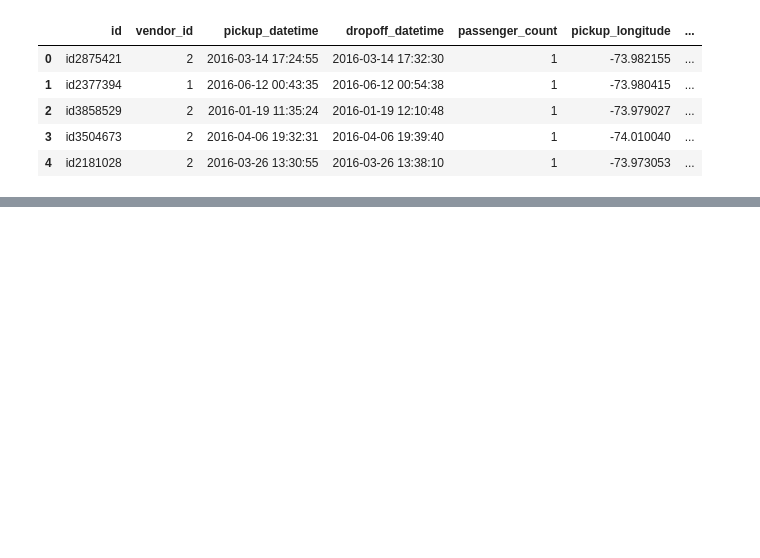
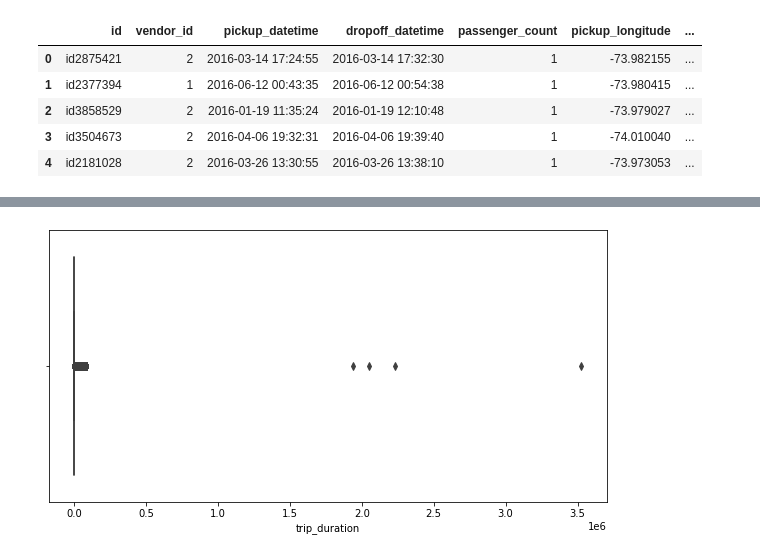
Before and after one commit to Ajay0110/NYC-Taxi-Trip-Time-Prediction, a Jupyter notebook: NYC_Taxi_Trip_Time_Prediction_Capstone_Project.ipynb, the cells around one changed output, grey strips where cells are left out. Saved outputs shown, nothing was run; the diff lists cells and outputs as text; code cells hidden in the pictures; blank space fills up the shorter version.

```diff
--- a/NYC_Taxi_Trip_Time_Prediction_Capstone_Project.ipynb
+++ b/NYC_Taxi_Trip_Time_Prediction_Capstone_Project.ipynb
@@ -194,0 +275,6 @@ taxi_df.head()
+# %%
+plt.figure(figsize = (10,5))
+sns.boxplot(taxi_df.trip_duration)
+plt.show()
+# %% [output]
+[figure, added]
```
Also changed, not shown: parts of 16 cells of this notebook.
